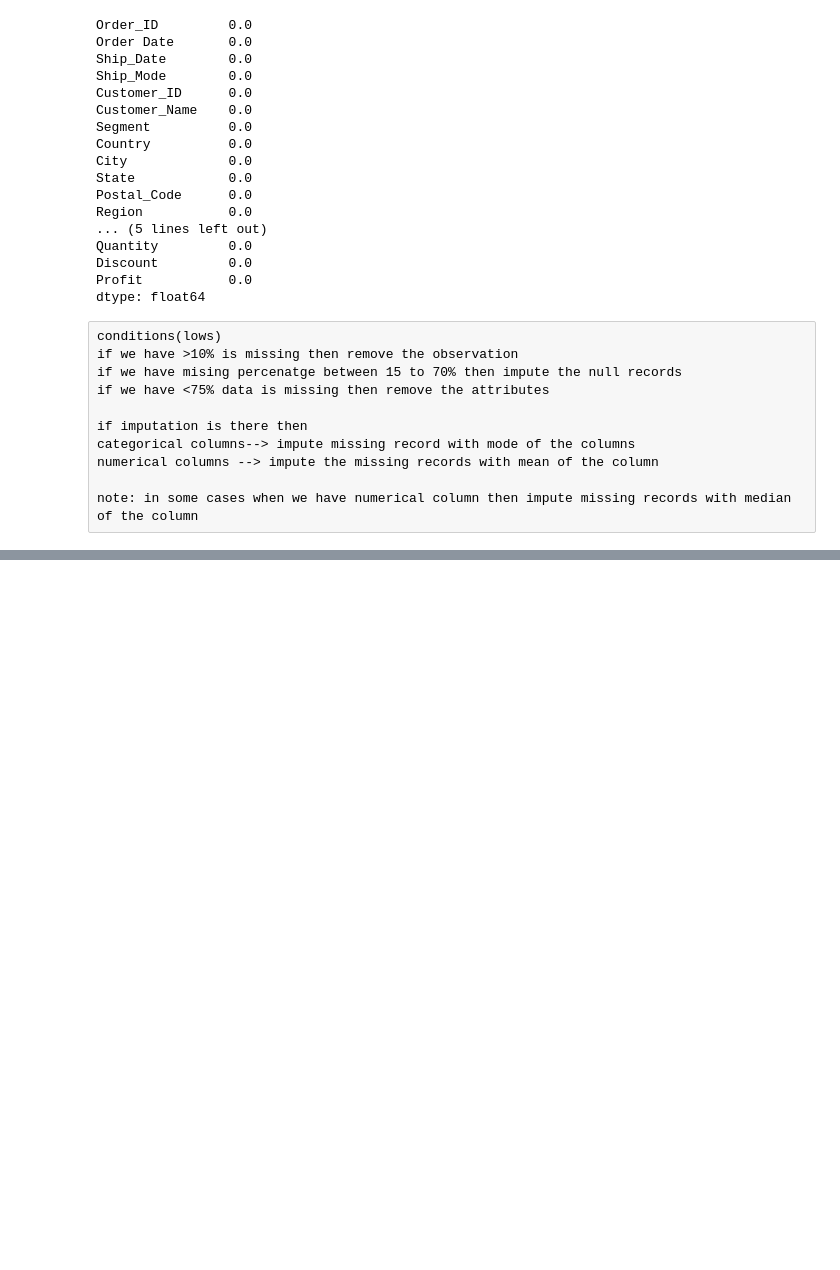
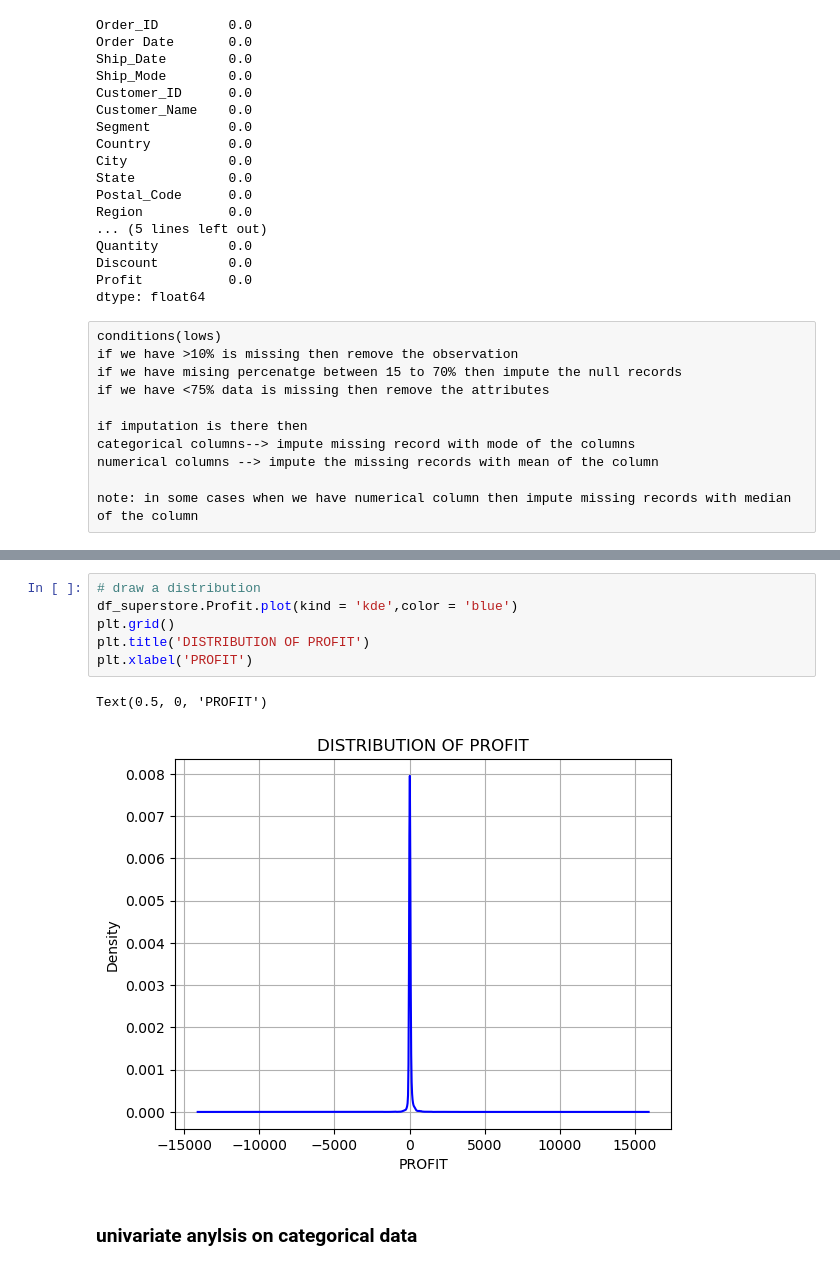
Before and after one commit to Rits0p/data-analytics-process-, a Jupyter notebook: data analytics on super store data/super store data analytics.ipynb, the cells around one changed output, grey strips where cells are left out. Saved outputs shown, nothing was run; the diff lists cells and outputs as text; blank space fills up the shorter version.

```diff
--- a/data analytics on super store data/super store data analytics.ipynb
+++ b/data analytics on super store data/super store data analytics.ipynb
@@ -203,0 +378,11 @@ note: in some cases when we have numerical column then impute missing records wi
+# %%
+# draw a distribution
+df_superstore.Profit.plot(kind = 'kde',color = 'blue')
+plt.grid()
+plt.title('DISTRIBUTION OF PROFIT')
+plt.xlabel('PROFIT')
+# %% [output]
+Text(0.5, 0, 'PROFIT')
+[figure, added]
+# %% [markdown]
+### univariate anylsis on categorical data
```
Also changed, not shown: parts of 67 cells of this notebook.
